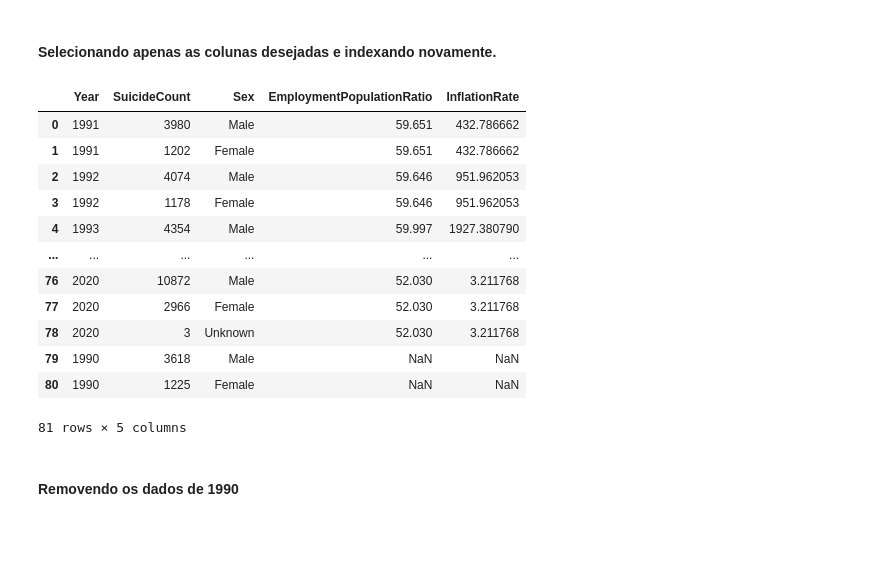
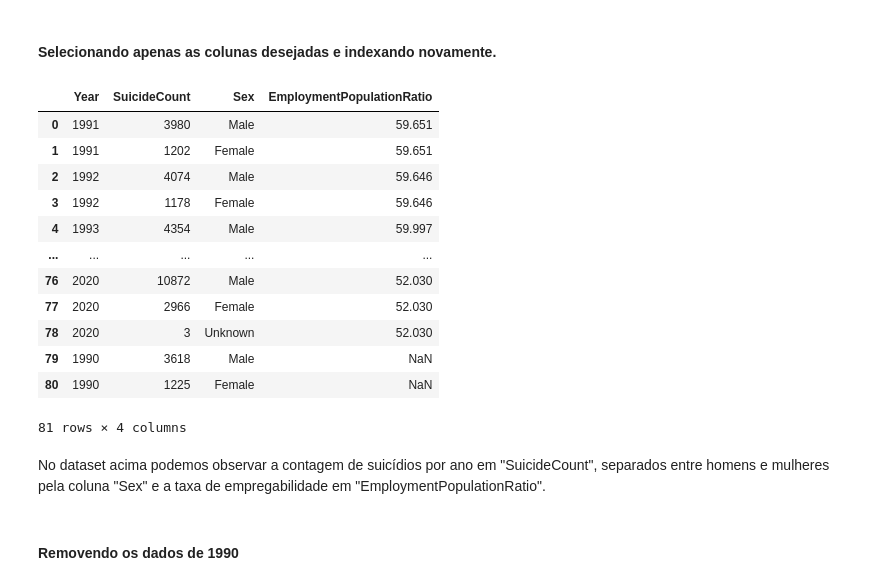
Before and after one commit to matheushstf/suicide_rates_data, a Jupyter notebook: transformation.ipynb, the cells around one changed output. Cells and saved outputs as stored; diff of their text form; code cells hidden in the pictures; blank space fills up the shorter version.

```diff
--- a/transformation.ipynb
+++ b/transformation.ipynb
@@ -54,23 +54,25 @@ print(total_brasil_suicides)
 # %% [markdown]
 #### Selecionando apenas as colunas desejadas e indexando novamente.
 # %%
-dados = brasil_suicides[['Year', 'SuicideCount', 'Sex', 'EmploymentPopulationRatio', 'InflationRate']]
+dados = brasil_suicides[['Year', 'SuicideCount', 'Sex', 'EmploymentPopulationRatio']]
 dados.index = range(dados.shape[0])
 dados
 # %% [output]
-|  | Year | SuicideCount | Sex | EmploymentPopulationRatio | InflationRate |
-| 0 | 1991 | 3980 | Male | 59.651 | 432.786662 |
-| 1 | 1991 | 1202 | Female | 59.651 | 432.786662 |
-| 2 | 1992 | 4074 | Male | 59.646 | 951.962053 |
-| 3 | 1992 | 1178 | Female | 59.646 | 951.962053 |
-| 4 | 1993 | 4354 | Male | 59.997 | 1927.380790 |
-| ... | ... | ... | ... | ... | ... |
-| 76 | 2020 | 10872 | Male | 52.030 | 3.211768 |
-| 77 | 2020 | 2966 | Female | 52.030 | 3.211768 |
-| 78 | 2020 | 3 | Unknown | 52.030 | 3.211768 |
-| 79 | 1990 | 3618 | Male | NaN | NaN |
-| 80 | 1990 | 1225 | Female | NaN | NaN |
+|  | Year | SuicideCount | Sex | EmploymentPopulationRatio |
+| 0 | 1991 | 3980 | Male | 59.651 |
+| 1 | 1991 | 1202 | Female | 59.651 |
+| 2 | 1992 | 4074 | Male | 59.646 |
+| 3 | 1992 | 1178 | Female | 59.646 |
+| 4 | 1993 | 4354 | Male | 59.997 |
+| ... | ... | ... | ... | ... |
+| 76 | 2020 | 10872 | Male | 52.030 |
+| 77 | 2020 | 2966 | Female | 52.030 |
+| 78 | 2020 | 3 | Unknown | 52.030 |
+| 79 | 1990 | 3618 | Male | NaN |
+| 80 | 1990 | 1225 | Female | NaN |
-81 rows × 5 columns
+81 rows × 4 columns
+# %% [markdown]
+No dataset acima podemos observar a contagem de suicídios por ano em "SuicideCount", separados entre homens e mulheres pela coluna "Sex" e a taxa de empregabilidade em "EmploymentPopulationRatio".
 # %% [markdown]
 #### Removendo os dados de 1990
 # %%
```
